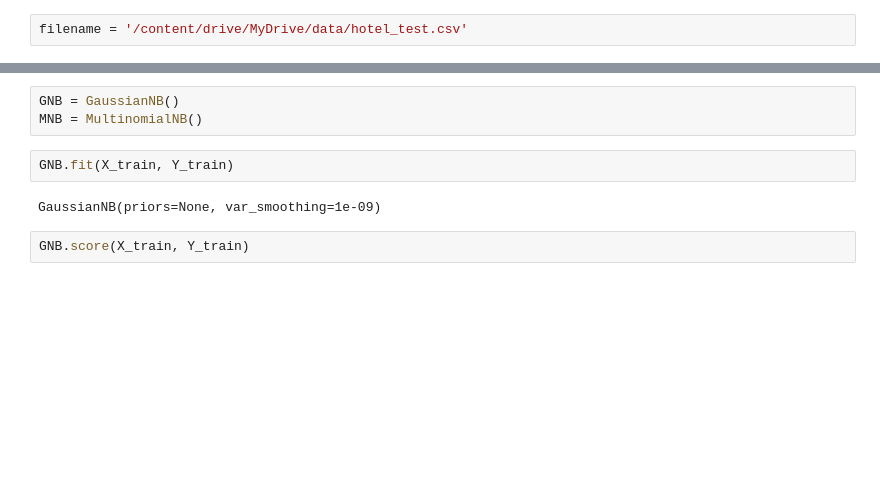
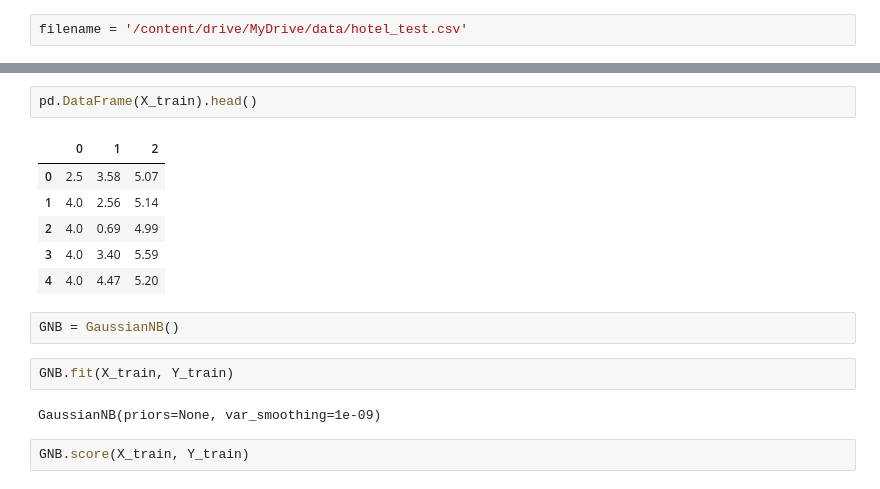
Before and after one commit to minjae705/Hotel_StarRating_Prediction, a Jupyter notebook: NB_sampling.ipynb, the cells around one changed output, grey strips where cells are left out. Saved outputs shown, nothing was run; the diff lists cells and outputs as text; blank space fills up the shorter version.

```diff
--- a/NB_sampling.ipynb
+++ b/NB_sampling.ipynb
@@ -83,6 +83,14 @@ print(Y_test.shape)
+# %%
+pd.DataFrame(X_train).head()
+# %% [output]
+|  | 0 | 1 | 2 |
+| 0 | 2.5 | 3.58 | 5.07 |
+| 1 | 4.0 | 2.56 | 5.14 |
+| 2 | 4.0 | 0.69 | 4.99 |
+| 3 | 4.0 | 3.40 | 5.59 |
+| 4 | 4.0 | 4.47 | 5.20 |
 # %%
 GNB = GaussianNB()
-MNB = MultinomialNB()
 # %%
 GNB.fit(X_train, Y_train)
 # %% [output]
```
Also changed, not shown: parts of 11 cells of this notebook.
